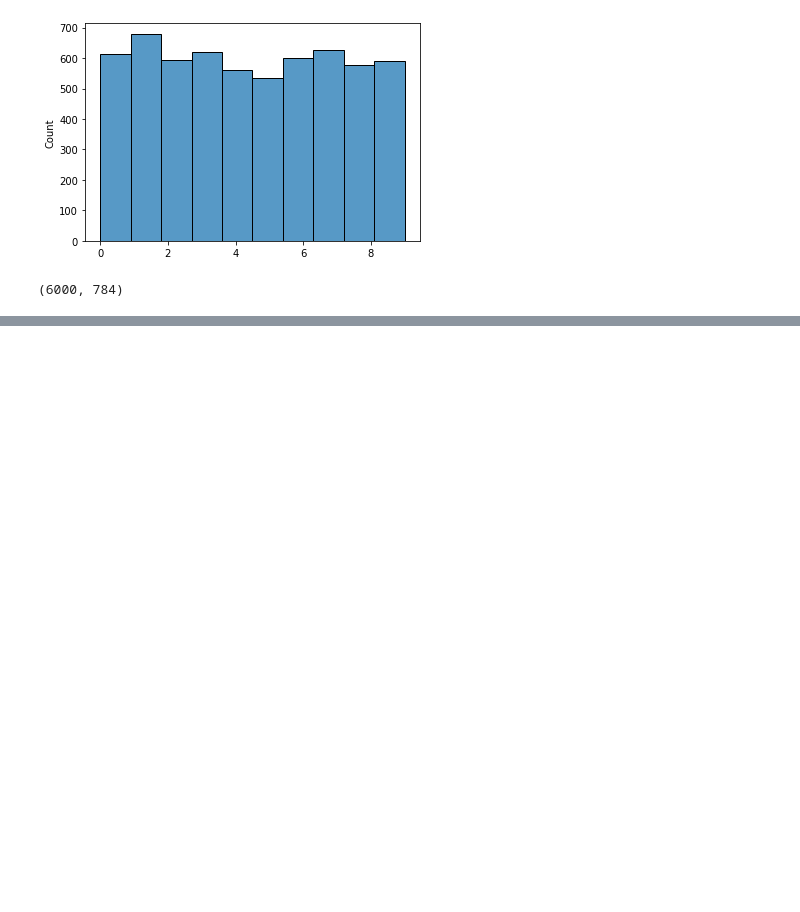
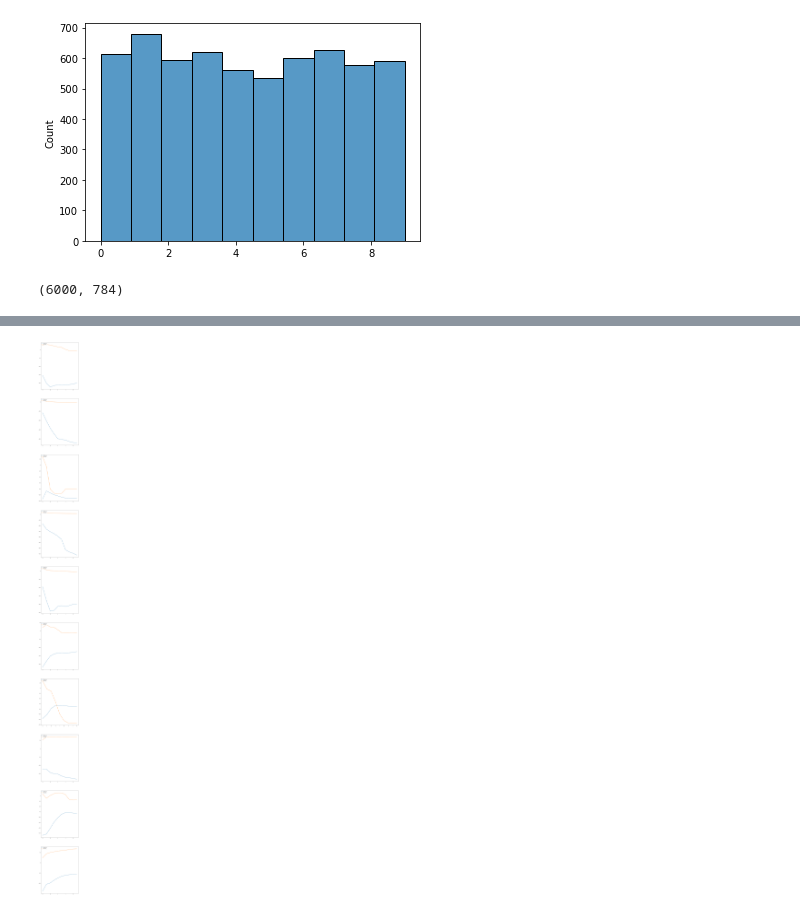
Before and after one commit to JacKira/BayesMethods, a Jupyter notebook: Lab/lab_descr.ipynb, the cells around one changed output, grey strips where cells are left out. Cells and saved outputs as stored; diff of their text form; code cells hidden in the pictures; blank space fills up the shorter version.

```diff
--- a/Lab/lab_descr.ipynb
+++ b/Lab/lab_descr.ipynb
@@ -403,7 +431,12 @@ plt.imshow(pred)
 # %%
+fig, ax = plt.subplots(len(losses['train']), 1, figsize = (10,15  * len(losses['train'])))
 for i, line in enumerate(losses['train']):
-    plt.plot(np.arange(0, len(line)), line, label = 'Train Loss')
-    plt.plot(np.arange(0, len(line)), losses['test'][i], label = 'Test Loss')
-    plt.legend()
+    #if(i == 8):
+
+        ax[i].plot(np.arange(0, len(line)), line, label = 'Train Loss')
+        ax[i].plot(np.arange(0, len(line)), losses['test'][i], label = 'Test Loss')
+        ax[i].legend(loc = 2)
+# %% [output]
+[figure, added]
 # %%
 losses['train']
```
Also changed, not shown: parts of 9 cells of this notebook.
